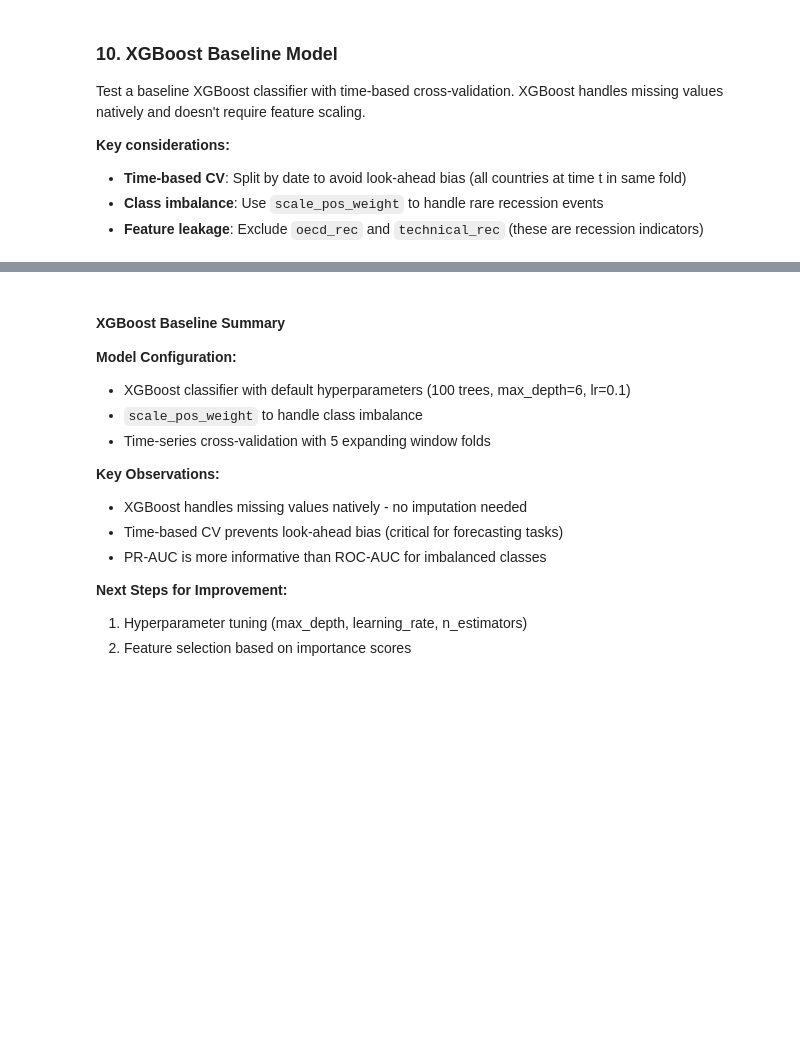
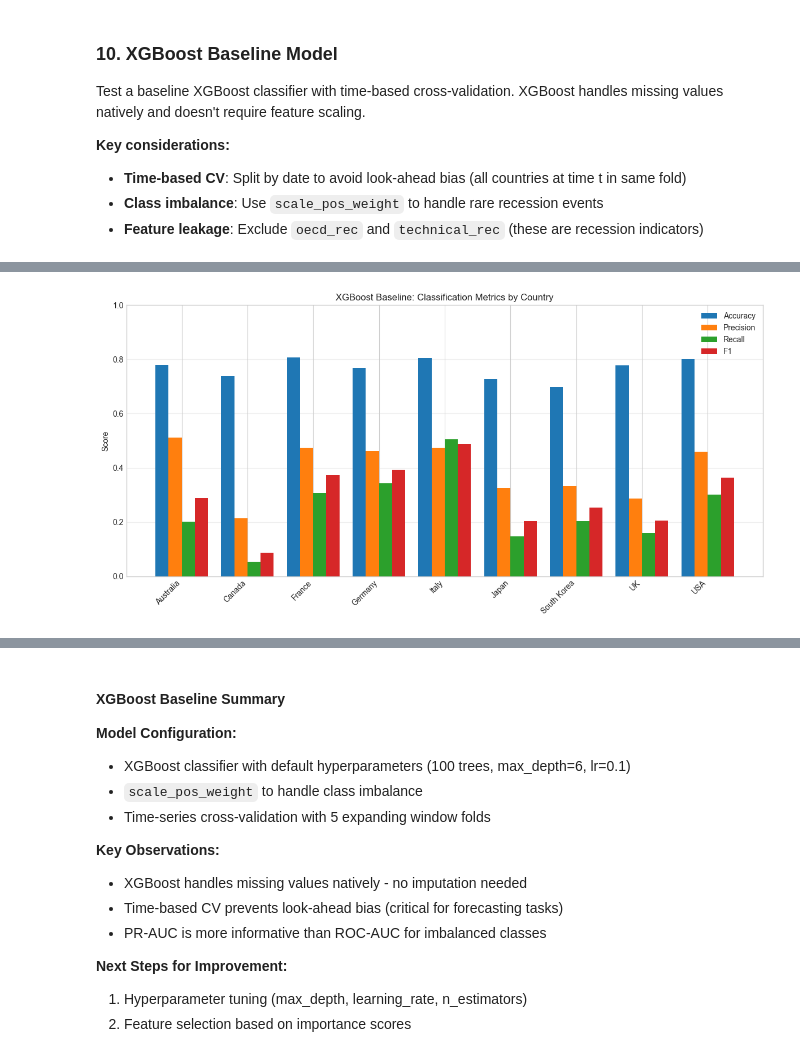
Before and after one commit to tn-shi/MADS-Milestone-II, a Jupyter notebook: Milestone_II_EDA.ipynb, the cells around one changed output, grey strips where cells are left out. Drawn from its saved outputs; the diff is of its cells as text; code cells hidden in the pictures; blank space fills up the shorter version.

Commit message:
add more feature coverage statistics and more xgboost metrics

```diff
--- a/Milestone_II_EDA.ipynb
+++ b/Milestone_II_EDA.ipynb
@@ -580,0 +765,80 @@ Summary (excluding 2019+):
+# %%
+# Per-country classification metrics across all CV folds
+from sklearn.metrics import accuracy_score, precision_score, recall_score, f1_score
+
+# Re-run CV, collecting predictions with country labels
+all_preds = []
+
+tscv = TimeSeriesSplit(n_splits=5)
+for fold, (train_idx, test_idx) in enumerate(tscv.split(X_clean)):
+    X_train, X_test = X_clean.iloc[train_idx], X_clean.iloc[test_idx]
+    y_train, y_test = y_clean.iloc[train_idx], y_clean.iloc[test_idx]
+    countries_test = df_flat_clean.iloc[test_idx]['country'].values
+
+    model_clean.fit(X_train, y_train)
+    y_pred = model_clean.predict(X_test)
+    y_proba = model_clean.predict_proba(X_test)[:, 1]
+
+    fold_df = pd.DataFrame({
+        'country': countries_test,
+        'y_true': y_test.values,
+        'y_pred': y_pred,
+        'y_proba': y_proba,
+        'fold': fold + 1
+    })
+    all_preds.append(fold_df)
+
+pred_df = pd.concat(all_preds, ignore_index=True)
+
+# Compute per-country metrics
+country_metrics = []
+for country in sorted(pred_df['country'].unique()):
+    mask = pred_df['country'] == country
+    yt = pred_df.loc[mask, 'y_true']
+    yp = pred_df.loc[mask, 'y_pred']
+    yprob = pred_df.loc[mask, 'y_proba']
+
+    metrics = {
+        'Country': country,
+        'Accuracy': accuracy_score(yt, yp),
+        'Precision': precision_score(yt, yp, zero_division=0),
+        'Recall': recall_score(yt, yp, zero_division=0),
+        'F1': f1_score(yt, yp, zero_division=0),
+        'ROC-AUC': roc_auc_score(yt, yprob) if yt.nunique() > 1 else np.nan,
+        'Support (pos)': int(yt.sum()),
+        'Total': len(yt)
+    }
+    country_metrics.append(metrics)
+
+metrics_df = pd.DataFrame(country_metrics).set_index('Country')
+
+print("Classification Metrics by Country (aggregated across all CV folds)")
+print("=" * 90)
+print(metrics_df.to_string(float_format='{:.3f}'.format))
+
+# Overall metrics for comparison
+print(f"\nOverall:  Accuracy={accuracy_score(pred_df['y_true'], pred_df['y_pred']):.3f}  "
+      f"Precision={precision_score(pred_df['y_true'], pred_df['y_pred'], zero_division=0):.3f}  "
+      f"Recall={recall_score(pred_df['y_true'], pred_df['y_pred'], zero_division=0):.3f}  "
+      f"F1={f1_score(pred_df['y_true'], pred_df['y_pred'], zero_division=0):.3f}  "
+      f"ROC-AUC={roc_auc_score(pred_df['y_true'], pred_df['y_proba']):.3f}")
+
+# Grouped bar chart
+fig, ax = plt.subplots(figsize=(12, 6))
+plot_metrics = ['Accuracy', 'Precision', 'Recall', 'F1']
+x = np.arange(len(metrics_df))
+width = 0.2
+
+for i, metric in enumerate(plot_metrics):
+    ax.bar(x + i * width, metrics_df[metric], width, label=metric)
+
+ax.set_xticks(x + width * 1.5)
+ax.set_xticklabels(metrics_df.index, rotation=45, ha='right')
+ax.set_ylabel('Score')
+ax.set_title('XGBoost Baseline: Classification Metrics by Country')
+ax.set_ylim(0, 1)
+ax.legend()
+ax.grid(axis='y', alpha=0.3)
+plt.tight_layout()
+plt.show()
+# %% [output]
@@ -581,3 +860,4 @@ Summary (excluding 2019+):
+[figure, added]
 # %%
 # Feature importance from the last fold model
 importances = pd.DataFrame({
```
Also changed, not shown: parts of 14 cells of this notebook.
